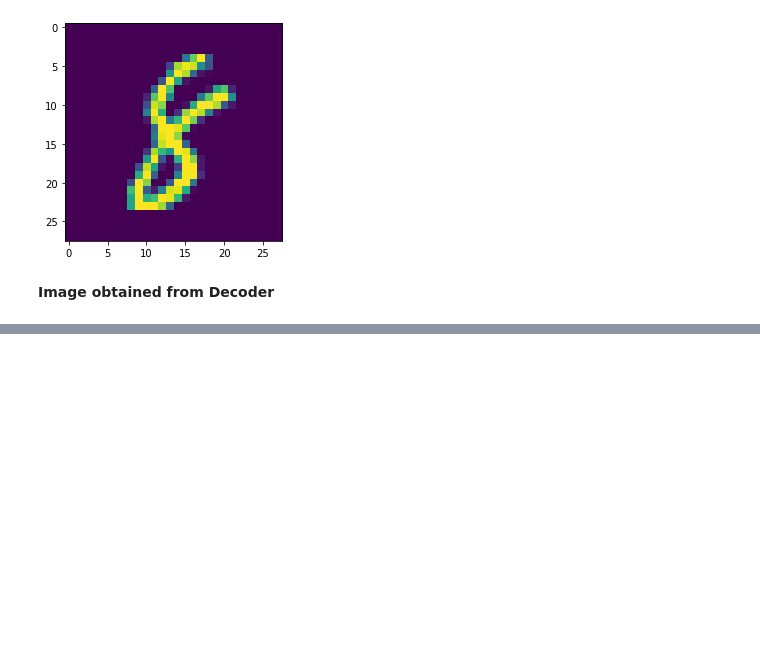
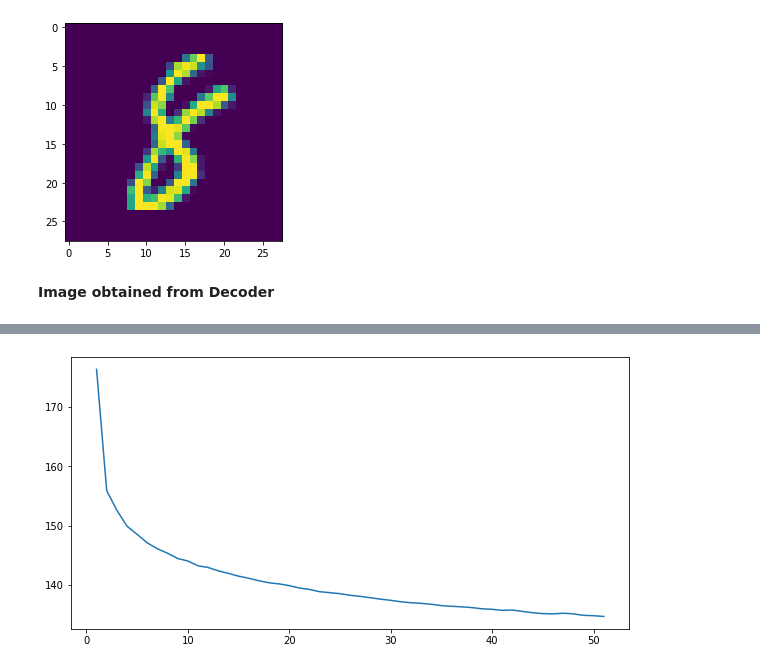
Before and after one commit to ayush12gupta/Probabilistic-ML, a Jupyter notebook: VAE.ipynb, the cells around one changed output, grey strips where cells are left out. Saved outputs shown, nothing was run; the diff lists cells and outputs as text; code cells hidden in the pictures; blank space fills up the shorter version.

Commit message:
graph added

```diff
--- a/VAE.ipynb
+++ b/VAE.ipynb
@@ -108,9 +108,9 @@ def loss_fn(x_in,x_out,mu,logvar):
 # %%
 def train(model,optimizer,num_iter=50):
     losses=[]
-    iter_loss=[]
+    epoch_loss=[]
     model.train()
-    for epoch in range(num_iter):
+    for epoch in range(num_iter+1):
         iter_loss=[]
 
         for idx, (image,_) in enumerate(trainset):
@@ -127,11 +127,11 @@ def train(model,optimizer,num_iter=50):
             iter_loss.append(format(loss))
             if idx % 100 == 0 :
                 print("loss = {} epoch = {} minibatch = {}".format(sum([float(x) for x in iter_loss])/(idx+1),epoch,idx/100))
-        iter_loss.append(sum([float(x) for x in iter_loss])/600)
+        epoch_loss.append(sum([float(x) for x in iter_loss])/600)
         print("Epoch {} completed . Epoch loss = {}".format(epoch+1,sum([float(x) for x in iter_loss])/(600)))
 
 
-    return loss,iter_loss
+    return loss,epoch_loss
 # %%
 print(iter_loss)
 # %% [output]
@@ -214,0 +215,10 @@ visualise(vae,20)
+# %%
+plt.figure(figsize=(10,5))
+iter_Loss = np.array(iter_loss)
+
+indices = [i+1 for i in range(51)]
+plt.plot(indices, iter_Loss)
+plt.savefig(fname='plot')
+plt.show()
+# %% [output]
+[figure, added]
```
Also changed, not shown: parts of 3 cells of this notebook.
